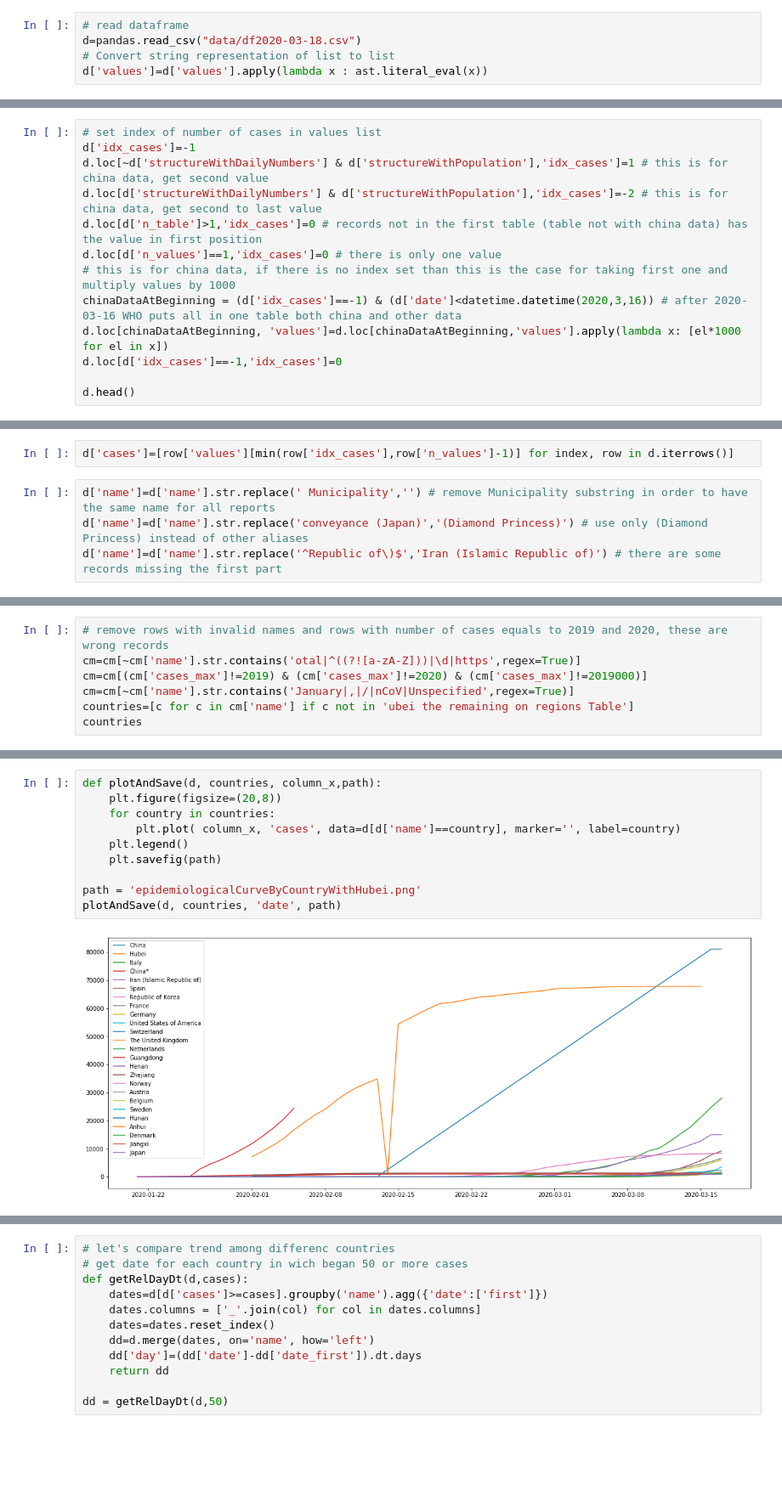
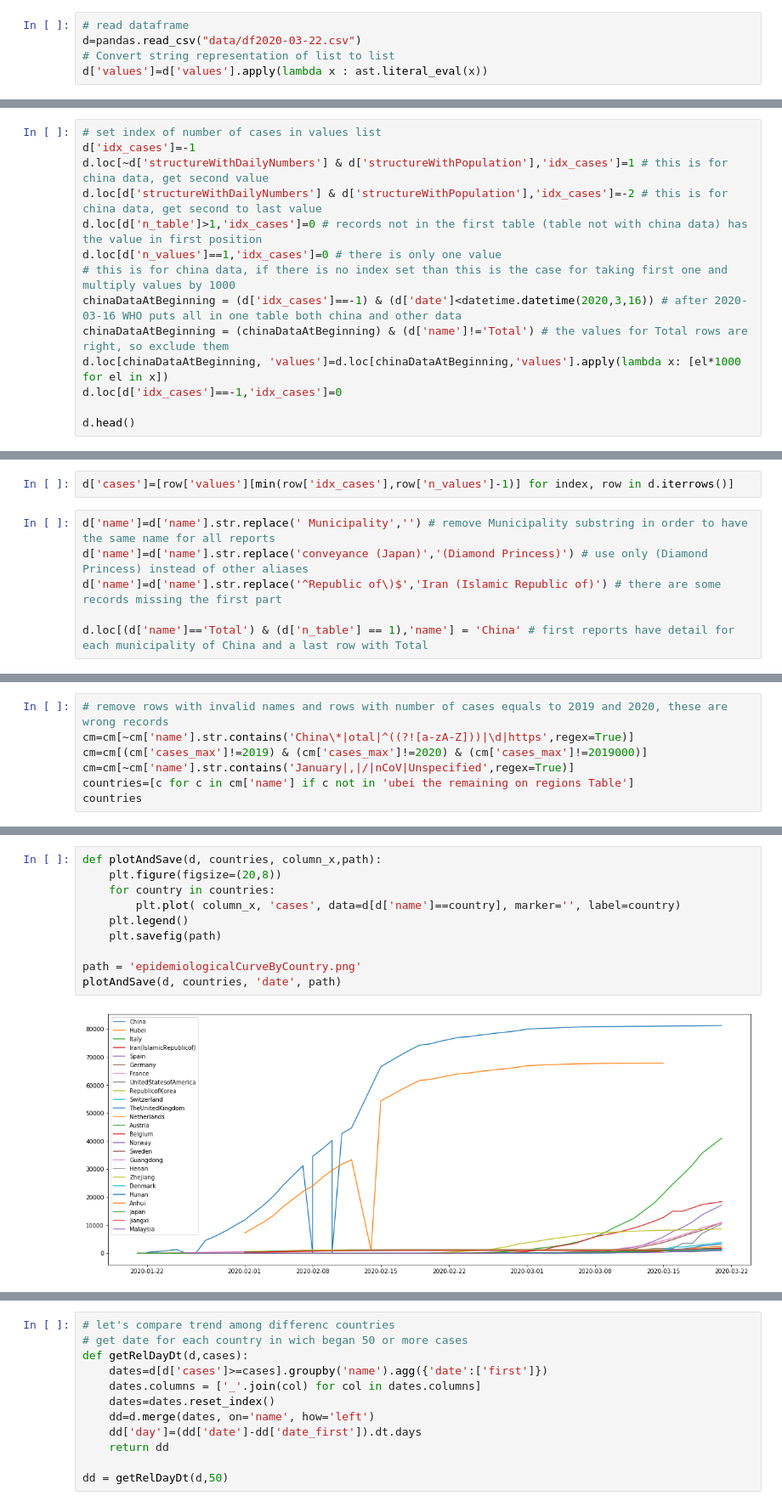
Before and after one commit to postaxmi/coronavirus-data-analysis, a Jupyter notebook: Analysis.ipynb, the cells around one changed output, grey strips where cells are left out. Shown at 85% size. Saved outputs shown, nothing was run; the diff lists cells and outputs as text; blank space fills up the shorter version.

Commit message:
update data, fix graphs for China

```diff
--- a/Analysis.ipynb
+++ b/Analysis.ipynb
@@ -7,7 +7,7 @@ import re
 import numpy as np
 # %%
 # read dataframe
-d=pandas.read_csv("data/df2020-03-18.csv")
+d=pandas.read_csv("data/df2020-03-22.csv")
 # Convert string representation of list to list
 d['values']=d['values'].apply(lambda x : ast.literal_eval(x))
 # %%
@@ -79,6 +79,7 @@ d.loc[d['n_table']>1,'idx_cases']=0 # records not in the first table (table not
 d.loc[d['n_values']==1,'idx_cases']=0 # there is only one value
 # this is for china data, if there is no index set than this is the case for taking first one and multiply values by 1000
 chinaDataAtBeginning = (d['idx_cases']==-1) & (d['date']<datetime.datetime(2020,3,16)) # after 2020-03-16 WHO puts all in one table both china and other data
+chinaDataAtBeginning = (chinaDataAtBeginning) & (d['name']!='Total') # the values for Total rows are right, so exclude them
 d.loc[chinaDataAtBeginning, 'values']=d.loc[chinaDataAtBeginning,'values'].apply(lambda x: [el*1000 for el in x])
 d.loc[d['idx_cases']==-1,'idx_cases']=0
 
@@ -102,6 +103,8 @@ d['cases']=[row['values'][min(row['idx_cases'],row['n_values']-1)] for index, ro
 d['name']=d['name'].str.replace(' Municipality','') # remove Municipality substring in order to have the same name for all reports
 d['name']=d['name'].str.replace('conveyance (Japan)','(Diamond Princess)') # use only (Diamond Princess) instead of other aliases
 d['name']=d['name'].str.replace('^Republic of\)$','Iran (Islamic Republic of)') # there are some records missing the first part
+
+d.loc[(d['name']=='Total') & (d['n_table'] == 1),'name'] = 'China' # first reports have detail for each municipality of China and a last row with Total
 # %%
 # get countries with more cases
 def getCountriesWithHighestCases(d,min_cases):
@@ -136,6 +139,6 @@ cm
 # %%
 # remove rows with invalid names and rows with number of cases equals to 2019 and 2020, these are wrong records
-cm=cm[~cm['name'].str.contains('otal|^((?![a-zA-Z]))|\d|https',regex=True)]
+cm=cm[~cm['name'].str.contains('China\*|otal|^((?![a-zA-Z]))|\d|https',regex=True)]
 cm=cm[(cm['cases_max']!=2019) & (cm['cases_max']!=2020) & (cm['cases_max']!=2019000)]
 cm=cm[~cm['name'].str.contains('January|,|/|nCoV|Unspecified',regex=True)]
 countries=[c for c in cm['name'] if c not in 'ubei the remaining on regions Table']
@@ -161,14 +164,14 @@ countries
 # %%
 def plotAndSave(d, countries, column_x,path):
     plt.figure(figsize=(20,8))
     for country in countries:
         plt.plot( column_x, 'cases', data=d[d['name']==country], marker='', label=country)
     plt.legend()
     plt.savefig(path)
 
-path = 'epidemiologicalCurveByCountryWithHubei.png'
+path = 'epidemiologicalCurveByCountry.png'
 plotAndSave(d, countries, 'date', path)
 # %% [output]
-[figure, old version]
+[figure, new version]
 # %%
 # check the rows about Hubei that have less than 10k cases, it is strange the value for the 14th February 2020
```
Also changed, not shown: parts of 21 cells of this notebook, 9 other files.
